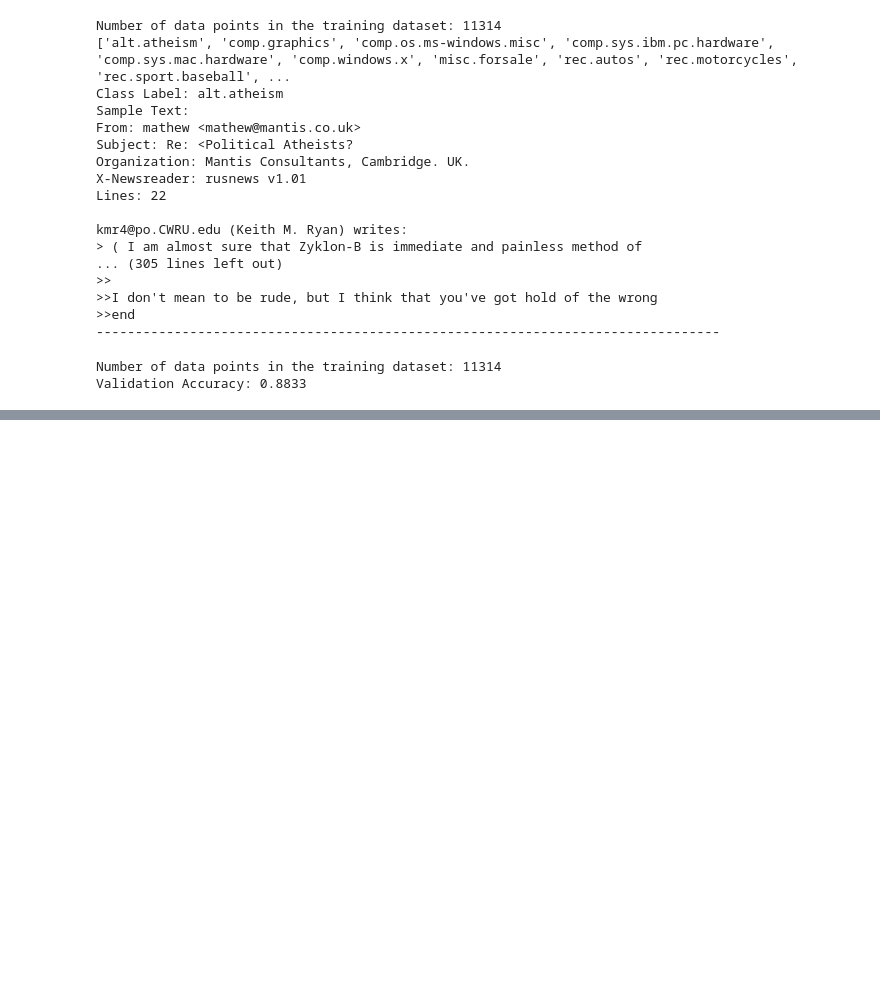
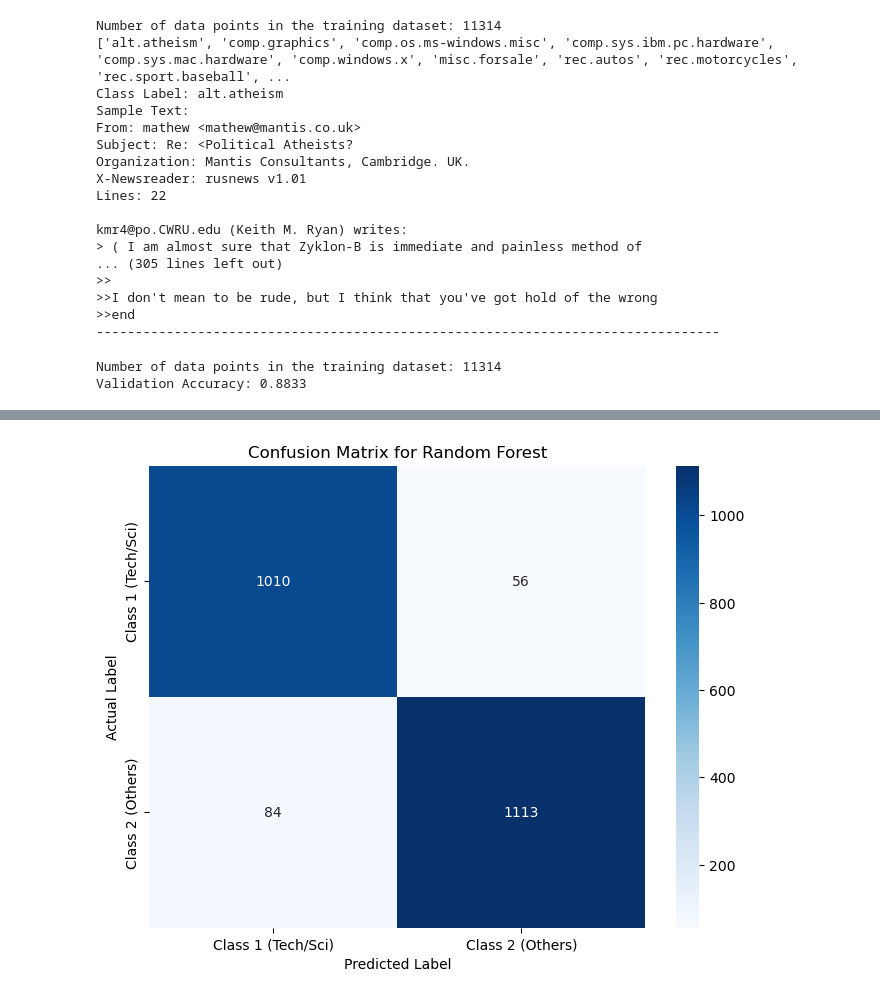
Before and after one commit to prajun7/ml-journey, a Jupyter notebook: BinaryNewsgroupClassifier/Homework3.ipynb, the cells around one changed output, grey strips where cells are left out. Drawn from its saved outputs; the diff is of its cells as text; code cells hidden in the pictures; blank space fills up the shorter version.

```diff
--- a/BinaryNewsgroupClassifier/Homework3.ipynb
+++ b/BinaryNewsgroupClassifier/Homework3.ipynb
@@ -183,0 +440,87 @@ Class 1 (Tech/Sci)       0.95      0.93      0.94      1066
+# %%
+import numpy as np
+from sklearn.datasets import fetch_20newsgroups
+from sklearn.feature_extraction.text import TfidfVectorizer
+from sklearn.ensemble import RandomForestClassifier
+from sklearn.model_selection import train_test_split
+from sklearn.metrics import accuracy_score, classification_report
+import matplotlib.pyplot as plt
+import seaborn as sns
+from sklearn.metrics import confusion_matrix
+from sklearn.metrics import roc_curve, roc_auc_score
+
+print("--------------------- Random Forest Classifier ---------------------------")
+
+# 1. Download the training dataset
+newsgroups_train = fetch_20newsgroups(subset='train')
+
+# 2. Create the binary labels by calling "create_binary_targets" helper function
+y_binary = create_binary_targets(newsgroups_train)
+
+# 3. Preprocess the data using TF-IDF vectorizer
+# We use the original text data
+X = newsgroups_train.data
+vectorizer = TfidfVectorizer(stop_words='english')
+X_vec = vectorizer.fit_transform(X)
+
+# 4. Split the data into training and validation sets
+# We use our new 'y_binary' as the target
+X_train, X_val, y_train, y_val = train_test_split(X_vec, y_binary, test_size=0.2, random_state=72)
+
+# 5. Train a Random Forest classifier
+# n_jobs=-1 uses all CPU cores to speed up training
+clf_rf = RandomForestClassifier(random_state=72, n_jobs=-1)
+clf_rf.fit(X_train, y_train)
+
+# 6. Predict on the validation set
+y_pred_rf = clf_rf.predict(X_val)
+
+# 7. Generate and plot the Confusion Matrix
+# Calculate the confusion matrix
+cm = confusion_matrix(y_val, y_pred_rf)
+
+# Define the class names
+class_names = ['Class 1 (Tech/Sci)', 'Class 2 (Others)']
+
+# Create a heatmap
+plt.figure(figsize=(8, 6))
+sns.heatmap(cm, annot=True, fmt='d', cmap='Blues',
+            xticklabels=class_names,
+            yticklabels=class_names)
+
+# Add titles and labels
+plt.title(f'Confusion Matrix for Random Forest')
+plt.ylabel('Actual Label')
+plt.xlabel('Predicted Label')
+plt.show()
+
+# 8. Generate and plot the ROC Curve
+
+# Get the probability scores (same as Logistic Regression)
+y_pred_probs = clf_rf.predict_proba(X_val)[:, 1]
+
+# Calculate the ROC curve points
+fpr, tpr, thresholds = roc_curve(y_val, y_pred_probs)
+
+# Calculate the AUC (Area Under the Curve)
+auc = roc_auc_score(y_val, y_pred_probs)
+
+# Plot the ROC curve
+plt.figure(figsize=(8, 6))
+plt.plot(fpr, tpr, color='blue', label=f'ROC Curve (AUC = {auc:.4f})')
+plt.plot([0, 1], [0, 1], color='red', linestyle='--', label='Random Guessing')
+plt.xlabel('False Positive Rate')
+plt.ylabel('True Positive Rate')
+plt.title('Receiver Operating Characteristic (ROC) Curve')
+plt.legend()
+plt.show()
+
+print(f"\nArea Under the... (AUC): {auc:.4f}")
+
+# 9. Calculate accuracy and other metrics
+accuracy_rf = accuracy_score(y_val, y_pred_rf)
+print(f"Validation Accuracy: {accuracy_rf:.4f}\n")
+
+# 0 = Tech & Science, 1 = Sports/Politics/Misc
+print(classification_report(y_val, y_pred_rf, target_names=['Class 1 (Tech/Sci)', 'Class 2 (Others)']))
+# %% [output]
@@ -183,0 +528 @@ Class 1 (Tech/Sci)       0.95      0.93      0.94      1066
+[figure, added]
```
Also changed, not shown: parts of 7 cells of this notebook, 1 other file.
